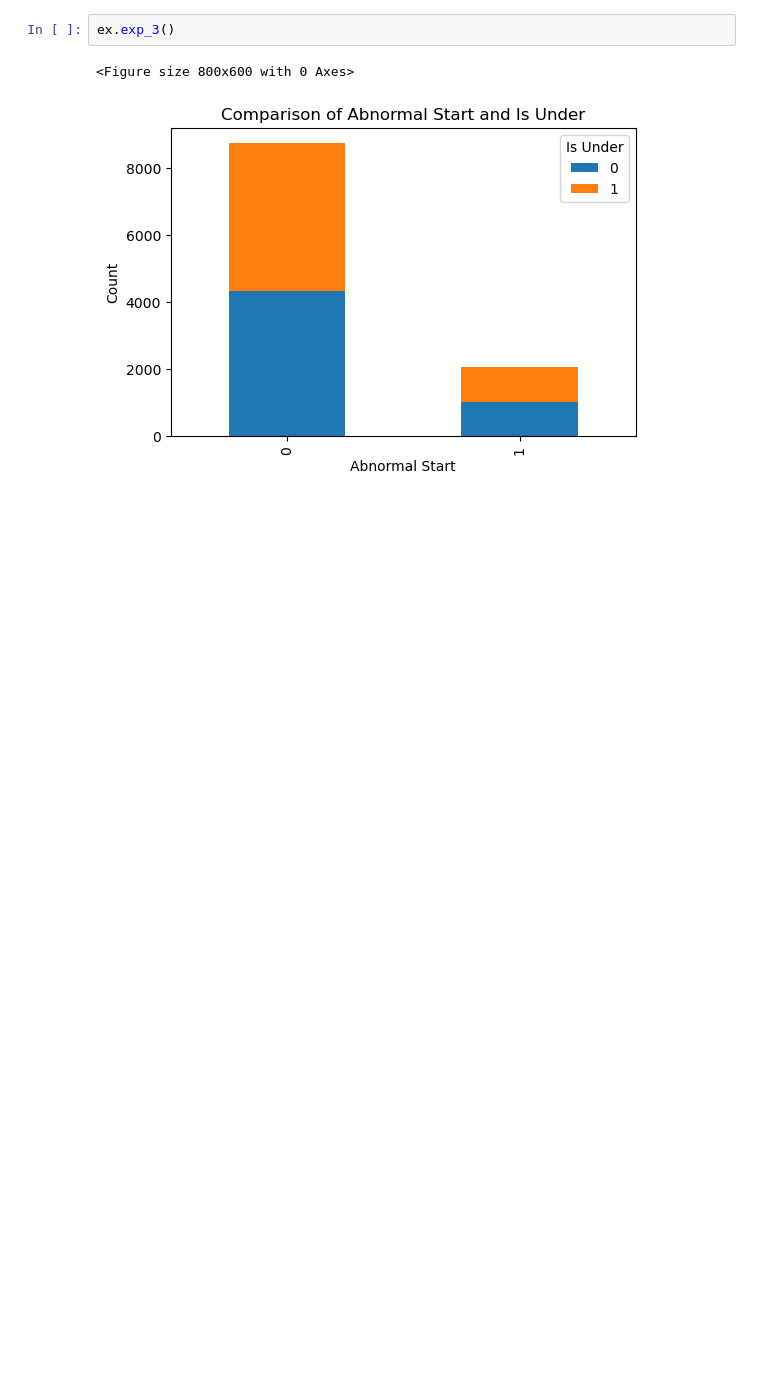
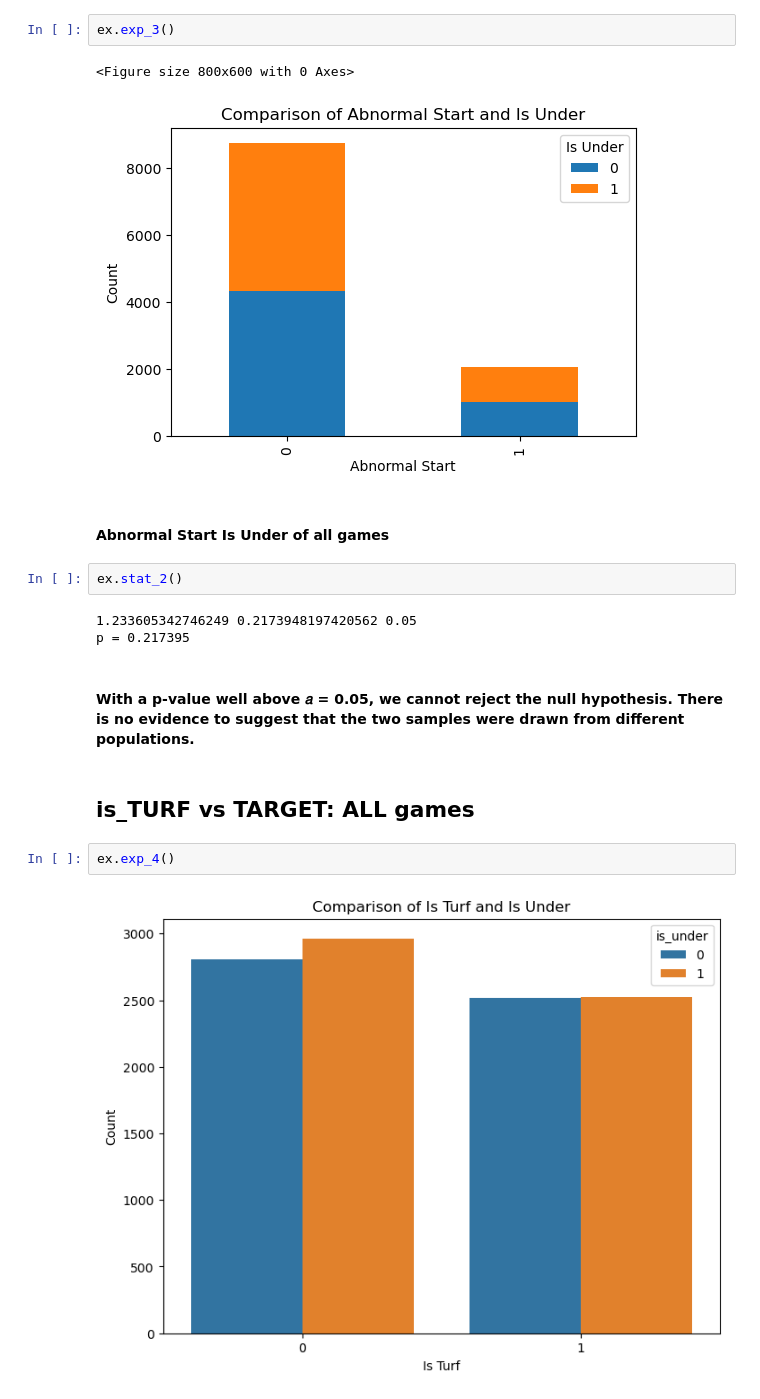
Before and after one commit to Project-Over-Under/Over_Under, a Jupyter notebook: OVER:UNDER_PROJECT/Over:Under.ipynb, the cells around one changed output. Drawn from its saved outputs; the diff is of its cells as text; blank space fills up the shorter version.

```diff
--- a/OVER:UNDER_PROJECT/Over:Under.ipynb
+++ b/OVER:UNDER_PROJECT/Over:Under.ipynb
@@ -146,3 +146,18 @@ ex.exp_3()
 # %% [output]
 <Figure size 800x600 with 0 Axes>
 [figure]
+# %% [markdown]
+#### Abnormal Start Is Under of all games
+# %%
+ex.stat_2()
+# %% [output]
+1.233605342746249 0.2173948197420562 0.05
+p = 0.217395
+# %% [markdown]
+#### With a p-value well above  𝑎 = 0.05, we cannot reject the null hypothesis. There is no evidence to suggest that the two samples were drawn from different populations.
+# %% [markdown]
+## is_TURF vs TARGET: ALL games
+# %%
+ex.exp_4()
+# %% [output]
+[figure, added]
```
Also changed, not shown: parts of 5 cells of this notebook, 1 other file.
